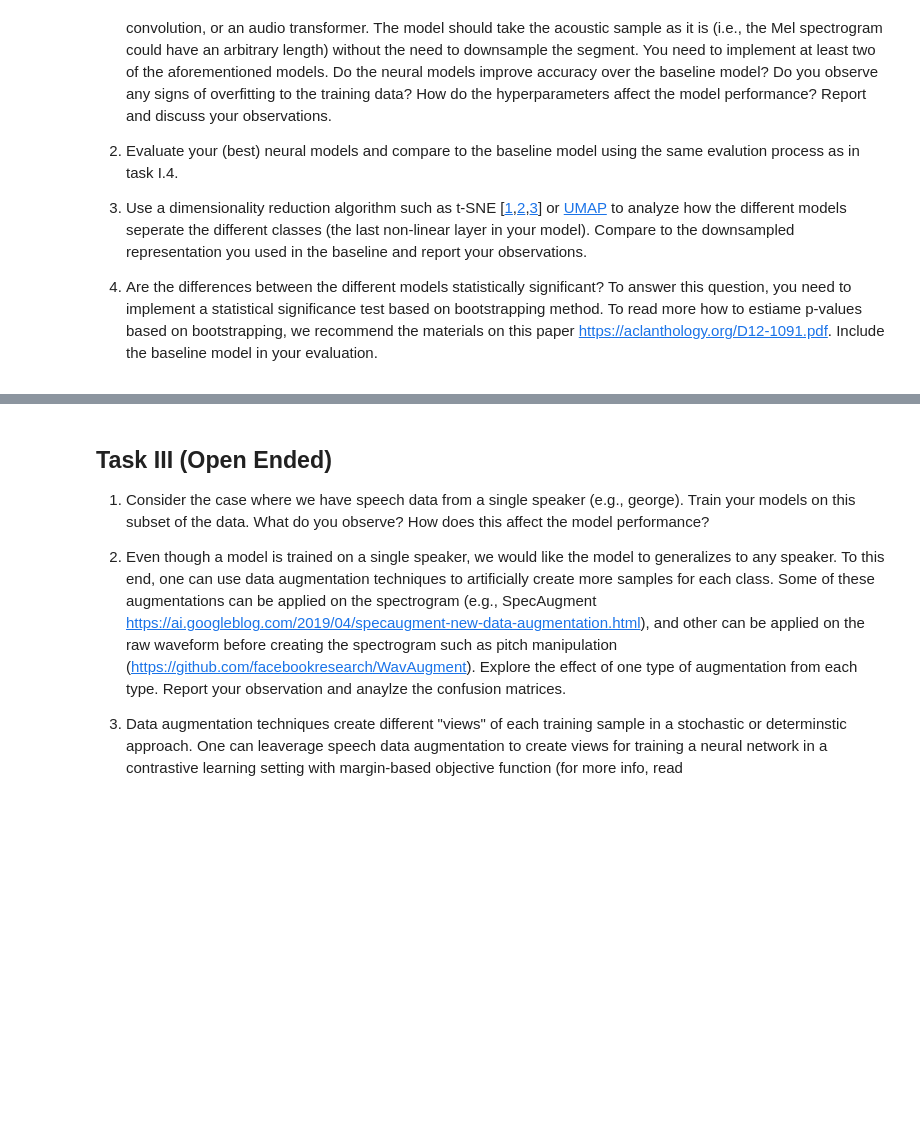
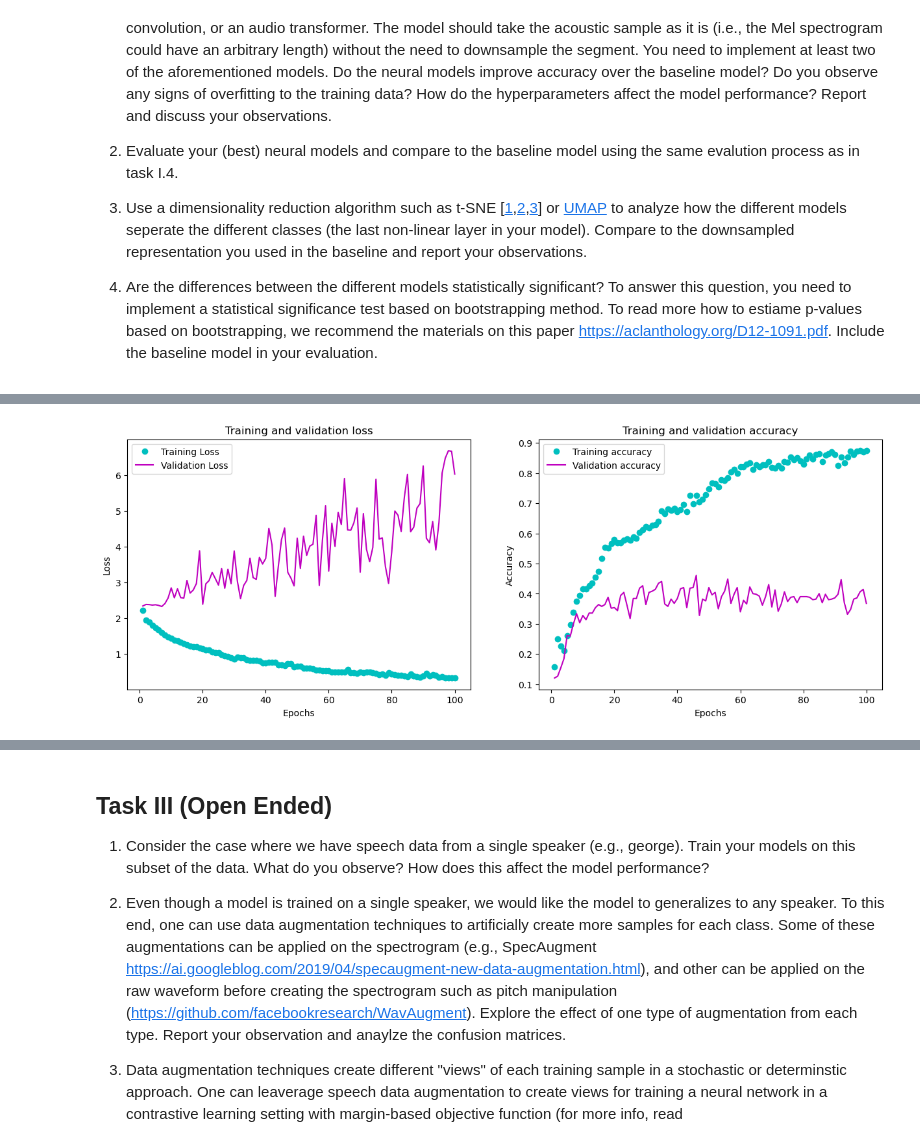
Before and after one commit to VitanovGeorgi/NNTI_project, a Jupyter notebook: spoken_digit_recognition_project.ipynb, the cells around one changed output, grey strips where cells are left out. Cells and saved outputs as stored; diff of their text form; code cells hidden in the pictures; blank space fills up the shorter version.

```diff
--- a/spoken_digit_recognition_project.ipynb
+++ b/spoken_digit_recognition_project.ipynb
@@ -229,0 +544,2 @@ def downsample_spectrogram(X, N):
+# %%
+n_timesteps, n_features, n_outputs = X_train.shape[1], X_train.shape[2], 10
@@ -229,0 +584,7 @@ def downsample_spectrogram(X, N):
+# %%
+# for CNN relu gives better results than tanh, in our case
+model_cnn = get_CNN([84, 84, 64, 32, 16], [5, 2, 2, 2, 2], ['relu', 'relu', 'relu', 'relu', 'relu'], 0.25, 2)
+# %%
+verbose, epochs, batch_size = 1, 100, 64
+# %%
+history = model_cnn.fit(train_X, encoded_train, epochs=epochs, batch_size=batch_size, validation_data=(dev_X, encoded_dev), shuffle=True, verbose=verbose)
@@ -229,0 +611,23 @@ def downsample_spectrogram(X, N):
+# %%
+history_dict_cnn=history.history
+loss_values=history_dict_cnn['loss']
+acc_values=history_dict_cnn['acc']
+val_loss_values = history_dict_cnn['val_loss']
+val_acc_values=history_dict_cnn['val_acc']
+epoch=range(1,epochs + 1) # need an x-axis
+fig,(ax1,ax2)=plt.subplots(1,2,figsize=(15,5))
+ax1.plot(epoch,loss_values,'co',label='Training Loss')
+ax1.plot(epoch,val_loss_values,'m', label='Validation Loss')
+ax1.set_title('Training and validation loss')
+ax1.set_xlabel('Epochs')
+ax1.set_ylabel('Loss')
+ax1.legend()
+ax2.plot(epoch,acc_values,'co', label='Training accuracy')
+ax2.plot(epoch,val_acc_values,'m',label='Validation accuracy')
+ax2.set_title('Training and validation accuracy')
+ax2.set_xlabel('Epochs')
+ax2.set_ylabel('Accuracy')
+ax2.legend()
+plt.show()
+# %% [output]
+[figure, added]
```
Also changed, not shown: parts of 97 cells of this notebook, 4 other files.
